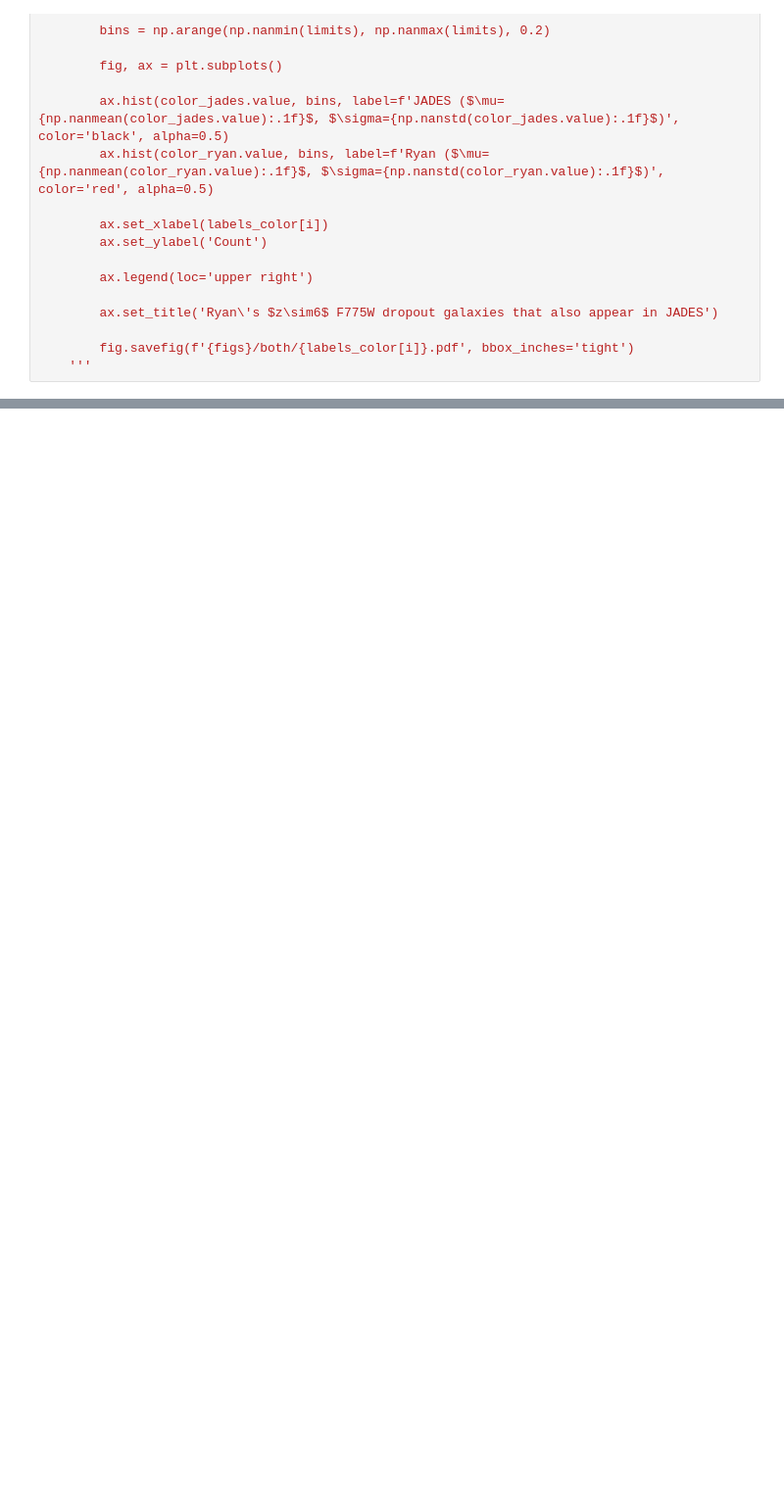
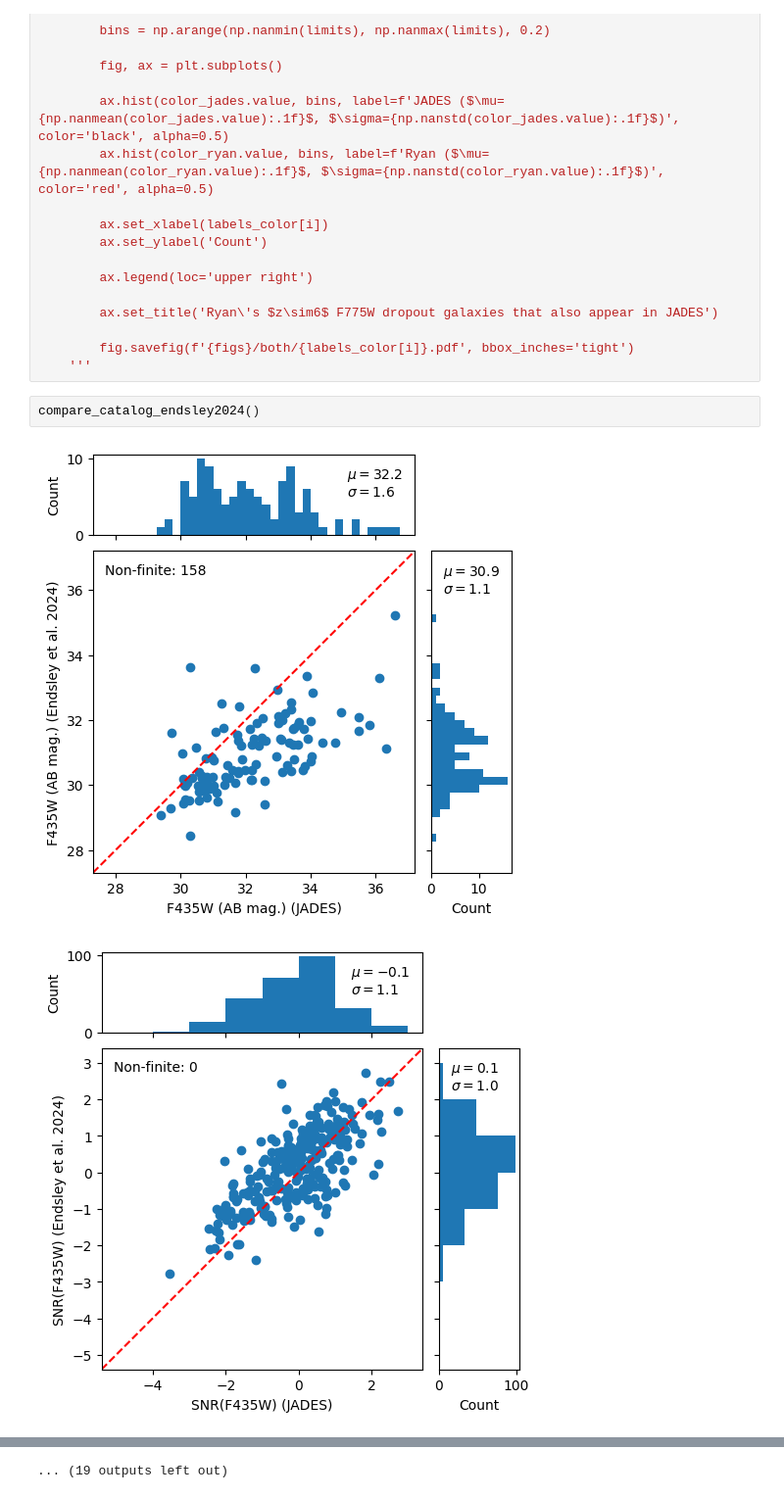
Before and after one commit to mrileyowens/jades-dropouts, a Jupyter notebook: compare_phot.ipynb, the cells around one changed output, grey strips where cells are left out. Shown at 98% size. Cells and saved outputs as stored; diff of their text form; blank space fills up the shorter version.

Commit message:
Added figures comparing the photometry of Endsley et al. (2024) with the photometry of the same objects in JADES

```diff
--- a/compare_phot.ipynb
+++ b/compare_phot.ipynb
@@ -4955,3 +4957,8 @@ def compare_catalog_endsley2024():
 
         fig.savefig(f'{figs}/both/{labels_color[i]}.pdf', bbox_inches='tight')
     '''
+# %%
+compare_catalog_endsley2024()
+# %% [output]
+[figure, added]
+[figure, added]
@@ -4957,0 +4975 @@ def compare_catalog_endsley2024():
+... (19 outputs left out)
```
Also changed, not shown: parts of 2 cells of this notebook, 31 other files.
